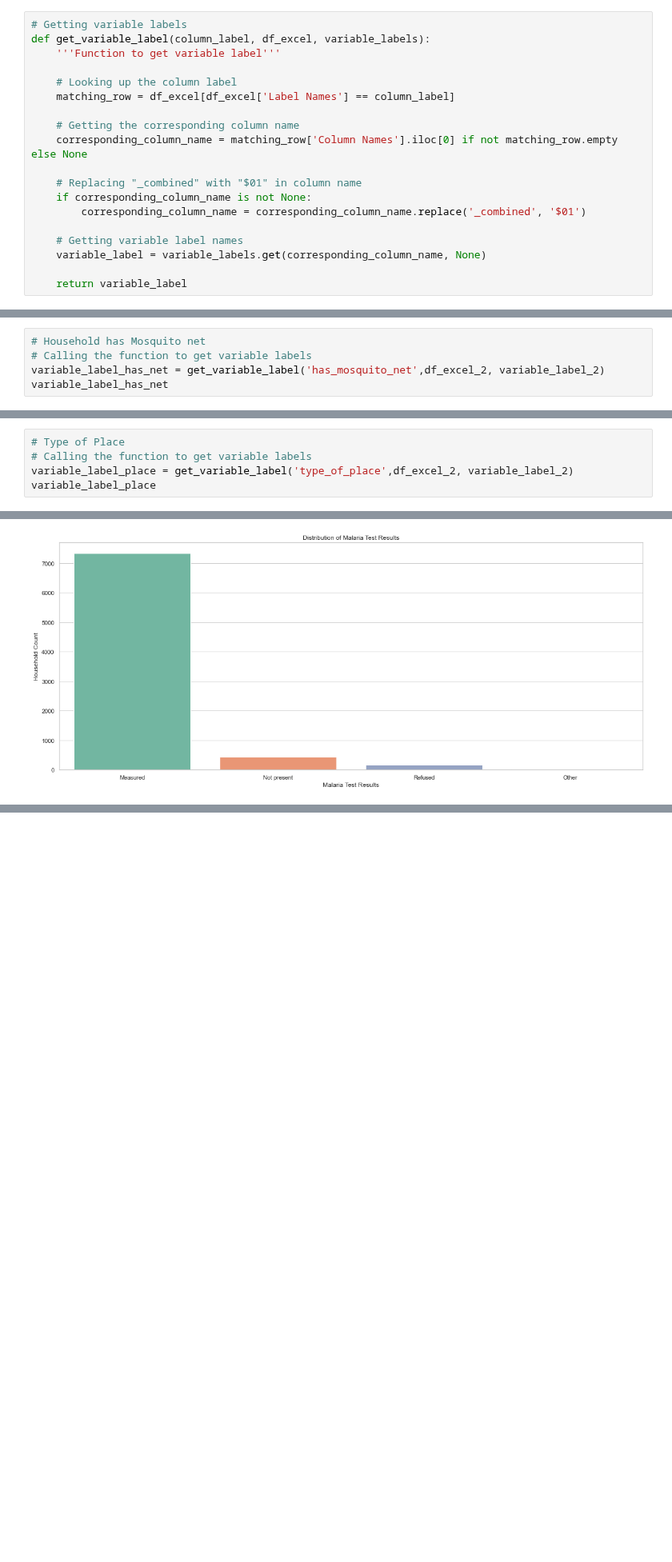
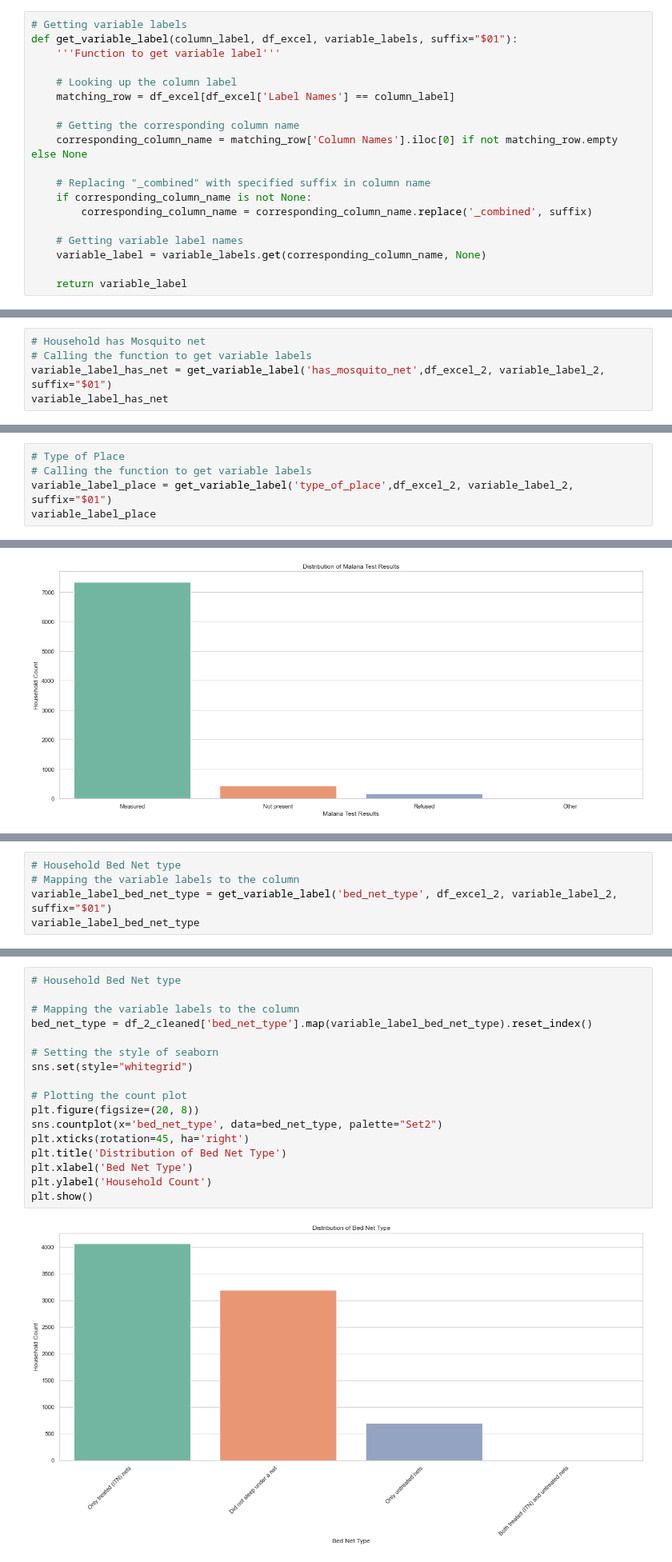
Before and after one commit to Dominic-Mu/dsc-phase-5-group-14-project, a Jupyter notebook: index.ipynb, the cells around one changed output, grey strips where cells are left out. Shown at 80% size. Cells and saved outputs as stored; diff of their text form; blank space fills up the shorter version.

Commit message:
var label update

```diff
--- a/index.ipynb
+++ b/index.ipynb
@@ -409,7 +409,7 @@ Name: count, dtype: int64
 variable_label_2 = meta_2.variable_value_labels
 # %%
 # Getting variable labels
-def get_variable_label(column_label, df_excel, variable_labels):
+def get_variable_label(column_label, df_excel, variable_labels, suffix="$01"):
     '''Function to get variable label'''
 
     # Looking up the column label
@@ -418,9 +418,9 @@ def get_variable_label(column_label, df_excel, variable_labels):
     # Getting the corresponding column name
     corresponding_column_name = matching_row['Column Names'].iloc[0] if not matching_row.empty else None
 
-    # Replacing "_combined" with "$01" in column name
+    # Replacing "_combined" with specified suffix in column name
     if corresponding_column_name is not None:
-        corresponding_column_name = corresponding_column_name.replace('_combined', '$01')
+        corresponding_column_name = corresponding_column_name.replace('_combined', suffix)
 
     # Getting variable label names
     variable_label = variable_labels.get(corresponding_column_name, None)
@@ -633,7 +633,7 @@ Top 20 Households with Highest Number of Children:
 # %%
 # Household has Mosquito net
 # Calling the function to get variable labels
-variable_label_has_net = get_variable_label('has_mosquito_net',df_excel_2, variable_label_2)
+variable_label_has_net = get_variable_label('has_mosquito_net',df_excel_2, variable_label_2, suffix="$01")
 variable_label_has_net
 # %% [output]
 {0.0: 'No', 1.0: 'Yes'}
@@ -658,7 +658,7 @@ plt.show()
 # %%
 # Type of Place
 # Calling the function to get variable labels
-variable_label_place = get_variable_label('type_of_place',df_excel_2, variable_label_2)
+variable_label_place = get_variable_label('type_of_place',df_excel_2, variable_label_2, suffix="$01")
 variable_label_place
 # %% [output]
 {1.0: 'Urban', 2.0: 'Rural'}
@@ -844,3 +844,8 @@ plt.ylabel('Household Count')
 plt.show()
 # %% [output]
 [figure]
+# %%
+# Household Bed Net type
+# Mapping the variable labels to the column
+variable_label_bed_net_type = get_variable_label('bed_net_type', df_excel_2, variable_label_2, suffix="$01")
+variable_label_bed_net_type
@@ -846,0 +857,19 @@ plt.show()
+# %%
+# Household Bed Net type
+
+# Mapping the variable labels to the column
+bed_net_type = df_2_cleaned['bed_net_type'].map(variable_label_bed_net_type).reset_index()
+
+# Setting the style of seaborn
+sns.set(style="whitegrid")
+
+# Plotting the count plot
+plt.figure(figsize=(20, 8))
+sns.countplot(x='bed_net_type', data=bed_net_type, palette="Set2")
+plt.xticks(rotation=45, ha='right')
+plt.title('Distribution of Bed Net Type')
+plt.xlabel('Bed Net Type')
+plt.ylabel('Household Count')
+plt.show()
+# %% [output]
+[figure, added]
```
Also changed, not shown: parts of 18 cells of this notebook, 3 other files.
